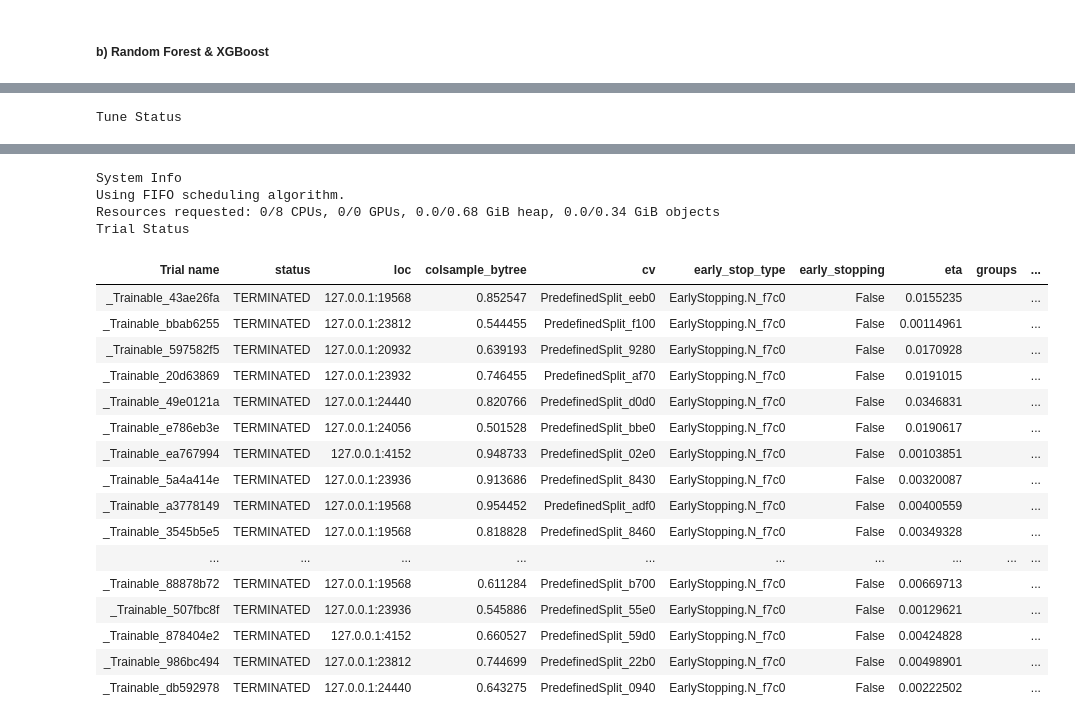
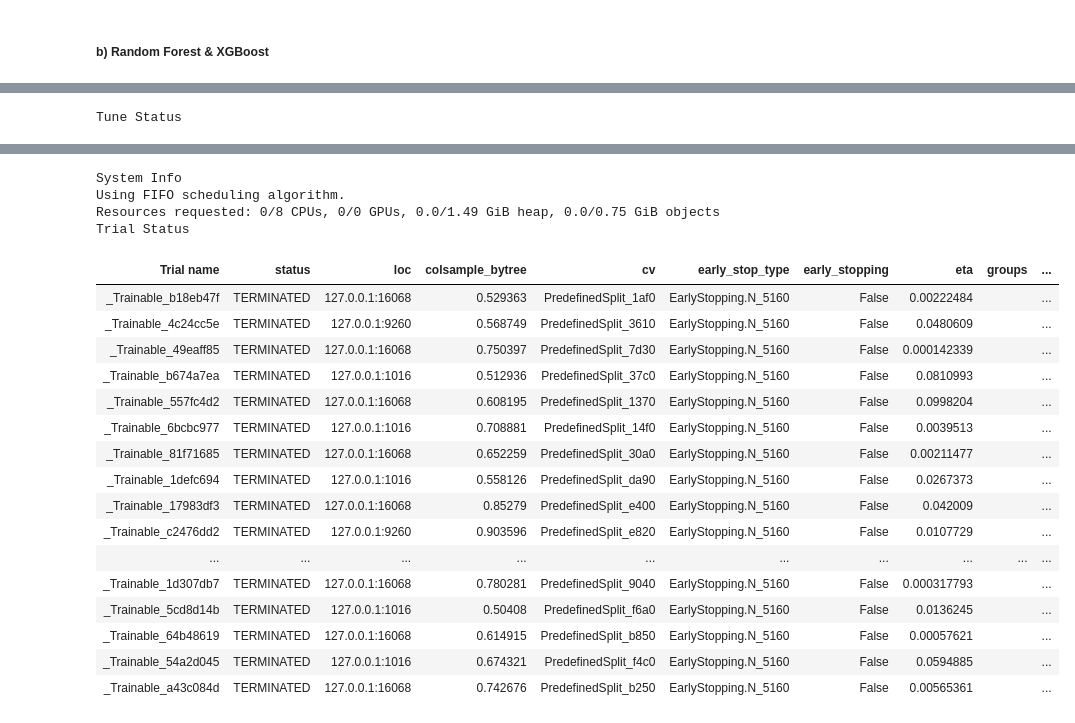
Before and after one commit to lassefschmidt/Network-Science_Challenge, a Jupyter notebook: 2_Link Prediction_Supervised.ipynb, the cells around one changed output, grey strips where cells are left out. Drawn from its saved outputs; the diff is of its cells as text; code cells hidden in the pictures.

```diff
--- a/2_Link Prediction_Supervised.ipynb
+++ b/2_Link Prediction_Supervised.ipynb
@@ -83,7 +88,7 @@ plt.rc('figure', titlesize=BIGGER_SIZE)  # fontsize of the figure title
  train_tf, val_tf, trainval_tf,
  test, test_tf,
  X_train, y_train, X_val, y_val, X_trainval, y_trainval,
- X_test) = loadData.load_transform(testing_ratio = 0.2)
+ X_test) = loadData.load_transform(testing_ratio = 0.2, n2v_train=True)
 # %% [output]
 Number of positive edges for training: 4174
 Number of positive edges for validation: 1043
@@ -159,13 +166,14 @@ sns.pairplot(val_tf[["sim", "y"]], hue = "y")
 ### 3. Supervised Link Prediction
 # %%
 # prepare datasets for supervised methods, removing features highly correlated with target in train set but not in val set
-X_trainval_sv  =  X_trainval[[col for col in X_trainval.columns  if col not in ["CNC", "graph_distance"]]]
-X_train_sv  =  X_train[[col for col in X_train.columns  if col not in ["CNC", "graph_distance"]]]
-X_val_sv  =  X_val[[col for col in X_val.columns  if col not in ["CNC", "graph_distance"]]]
-X_test_sv  =  X_test[[col for col in X_test.columns  if col not in ["CNC", "graph_distance"]]]
+cols = ['JCC', 'AA', 'PA_log', 'SoI', 'HProm', 'root_pagerank']
+X_trainval_sv  =  X_trainval[[col for col in X_trainval.columns  if col in cols]]
+X_train_sv  =  X_train[[col for col in X_train.columns  if col in cols]]
+X_val_sv  =  X_val[[col for col in X_val.columns  if col in cols]]
+X_test_sv  =  X_test[[col for col in X_test.columns  if col in cols]]
 
 # preparing predifined cv split for sklearn
-val_fold = [0 if i in X_val.index else -1 for i in X_trainval.index]
+val_fold = [0 if i in X_val_sv.index else -1 for i in X_trainval_sv.index]
 ps = PredefinedSplit(val_fold)
 ps.get_n_splits()
 # %% [output]
@@ -229,11 +244,12 @@ tune_search = TuneSearchCV(
     rdForest_mdl,
     rdForest_params,
     search_optimization="hyperopt",
-    n_trials=100,
+    n_trials=20,
     cv=ps,
     scoring='accuracy',
     early_stopping=False,
-    verbose=1
+    verbose=1,
+    return_train_score=True,
 )
 tune_search.fit(X_trainval_sv, y_trainval)
 
@@ -242,9 +258,14 @@ print(f'The TuneSearchCV best hyperparameters : {tune_search.best_params_}')
 print(f'The TuneSearchCV best score : {tune_search.best_score_}')
 
 # performance on train set
-y_trainval_hat = tune_search.predict(X_trainval_sv)
-acc_train = accuracy_score(y_trainval, y_trainval_hat)
+y_trainval_hat = tune_search.best_estimator_.predict(X_trainval_sv)
+acc_trainval = accuracy_score(y_trainval, y_trainval_hat)
 
-print(f"Acc train: {acc_train}")
+# performance on val set
+y_val_hat = tune_search.best_estimator_.predict(X_val_sv)
+acc_val = accuracy_score(y_val, y_val_hat)
+
+print(f"Acc train: {acc_trainval}")
+print(f"Acc val: {acc_val}")
 # %% [output]
 Tune Status
@@ -293,11 +315,12 @@ tune_search = TuneSearchCV(
     XGBoost_mdl,
     XGBoost_params,
     search_optimization="hyperopt",
-    n_trials=100,
+    n_trials=20,
     cv=ps,
     scoring='accuracy',
     early_stopping=False,
-    verbose=1
+    verbose=1,
+    return_train_score=True,
 )
 tune_search.fit(X_trainval_sv, y_trainval)
 
@@ -306,9 +329,14 @@ print(f'The TuneSearchCV best hyperparameters : {tune_search.best_params_}')
 print(f'The TuneSearchCV best score : {tune_search.best_score_}')
 
 # performance on train set
-y_trainval_hat = tune_search.predict(X_trainval_sv)
-acc_train = accuracy_score(y_trainval, y_trainval_hat)
+y_trainval_hat = tune_search.best_estimator_.predict(X_trainval_sv)
+acc_trainval = accuracy_score(y_trainval, y_trainval_hat)
 
-print(f"Acc train: {acc_train}")
+# performance on val set
+y_val_hat = tune_search.best_estimator_.predict(X_val_sv)
+acc_val = accuracy_score(y_val, y_val_hat)
+
+print(f"Acc train: {acc_trainval}")
+print(f"Acc val: {acc_val}")
 # %% [output]
 Tune Status
@@ -318,21 +346,21 @@ Tune Status
 System Info
 Using FIFO scheduling algorithm.
-Resources requested: 0/8 CPUs, 0/0 GPUs, 0.0/0.68 GiB heap, 0.0/0.34 GiB objects
+Resources requested: 0/8 CPUs, 0/0 GPUs, 0.0/1.49 GiB heap, 0.0/0.75 GiB objects
 Trial Status
 | Trial name | status | loc | colsample_bytree | cv | early_stop_type | early_stopping | eta | groups | ... |
-| _Trainable_43ae26fa | TERMINATED | 127.0.0.1:19568 | 0.852547 | PredefinedSplit_eeb0 | EarlyStopping.N_f7c0 | False | 0.0155235 |  | ... |
-| _Trainable_bbab6255 | TERMINATED | 127.0.0.1:23812 | 0.544455 | PredefinedSplit_f100 | EarlyStopping.N_f7c0 | False | 0.00114961 |  | ... |
-| _Trainable_597582f5 | TERMINATED | 127.0.0.1:20932 | 0.639193 | PredefinedSplit_9280 | EarlyStopping.N_f7c0 | False | 0.0170928 |  | ... |
-| _Trainable_20d63869 | TERMINATED | 127.0.0.1:23932 | 0.746455 | PredefinedSplit_af70 | EarlyStopping.N_f7c0 | False | 0.0191015 |  | ... |
-| _Trainable_49e0121a | TERMINATED | 127.0.0.1:24440 | 0.820766 | PredefinedSplit_d0d0 | EarlyStopping.N_f7c0 | False | 0.0346831 |  | ... |
-| _Trainable_e786eb3e | TERMINATED | 127.0.0.1:24056 | 0.501528 | PredefinedSplit_bbe0 | EarlyStopping.N_f7c0 | False | 0.0190617 |  | ... |
-| _Trainable_ea767994 | TERMINATED | 127.0.0.1:4152 | 0.948733 | PredefinedSplit_02e0 | EarlyStopping.N_f7c0 | False | 0.00103851 |  | ... |
-| _Trainable_5a4a414e | TERMINATED | 127.0.0.1:23936 | 0.913686 | PredefinedSplit_8430 | EarlyStopping.N_f7c0 | False | 0.00320087 |  | ... |
-| _Trainable_a3778149 | TERMINATED | 127.0.0.1:19568 | 0.954452 | PredefinedSplit_adf0 | EarlyStopping.N_f7c0 | False | 0.00400559 |  | ... |
-| _Trainable_3545b5e5 | TERMINATED | 127.0.0.1:19568 | 0.818828 | PredefinedSplit_8460 | EarlyStopping.N_f7c0 | False | 0.00349328 |  | ... |
+| _Trainable_b18eb47f | TERMINATED | 127.0.0.1:16068 | 0.529363 | PredefinedSplit_1af0 | EarlyStopping.N_5160 | False | 0.00222484 |  | ... |
+| _Trainable_4c24cc5e | TERMINATED | 127.0.0.1:9260 | 0.568749 | PredefinedSplit_3610 | EarlyStopping.N_5160 | False | 0.0480609 |  | ... |
+| _Trainable_49eaff85 | TERMINATED | 127.0.0.1:16068 | 0.750397 | PredefinedSplit_7d30 | EarlyStopping.N_5160 | False | 0.000142339 |  | ... |
+| _Trainable_b674a7ea | TERMINATED | 127.0.0.1:1016 | 0.512936 | PredefinedSplit_37c0 | EarlyStopping.N_5160 | False | 0.0810993 |  | ... |
+| _Trainable_557fc4d2 | TERMINATED | 127.0.0.1:16068 | 0.608195 | PredefinedSplit_1370 | EarlyStopping.N_5160 | False | 0.0998204 |  | ... |
+| _Trainable_6bcbc977 | TERMINATED | 127.0.0.1:1016 | 0.708881 | PredefinedSplit_14f0 | EarlyStopping.N_5160 | False | 0.0039513 |  | ... |
+| _Trainable_81f71685 | TERMINATED | 127.0.0.1:16068 | 0.652259 | PredefinedSplit_30a0 | EarlyStopping.N_5160 | False | 0.00211477 |  | ... |
+| _Trainable_1defc694 | TERMINATED | 127.0.0.1:1016 | 0.558126 | PredefinedSplit_da90 | EarlyStopping.N_5160 | False | 0.0267373 |  | ... |
+| _Trainable_17983df3 | TERMINATED | 127.0.0.1:16068 | 0.85279 | PredefinedSplit_e400 | EarlyStopping.N_5160 | False | 0.042009 |  | ... |
+| _Trainable_c2476dd2 | TERMINATED | 127.0.0.1:9260 | 0.903596 | PredefinedSplit_e820 | EarlyStopping.N_5160 | False | 0.0107729 |  | ... |
 | ... | ... | ... | ... | ... | ... | ... | ... | ... | ... |
-| _Trainable_88878b72 | TERMINATED | 127.0.0.1:19568 | 0.611284 | PredefinedSplit_b700 | EarlyStopping.N_f7c0 | False | 0.00669713 |  | ... |
-| _Trainable_507fbc8f | TERMINATED | 127.0.0.1:23936 | 0.545886 | PredefinedSplit_55e0 | EarlyStopping.N_f7c0 | False | 0.00129621 |  | ... |
-| _Trainable_878404e2 | TERMINATED | 127.0.0.1:4152 | 0.660527 | PredefinedSplit_59d0 | EarlyStopping.N_f7c0 | False | 0.00424828 |  | ... |
-| _Trainable_986bc494 | TERMINATED | 127.0.0.1:23812 | 0.744699 | PredefinedSplit_22b0 | EarlyStopping.N_f7c0 | False | 0.00498901 |  | ... |
-| _Trainable_db592978 | TERMINATED | 127.0.0.1:24440 | 0.643275 | PredefinedSplit_0940 | EarlyStopping.N_f7c0 | False | 0.00222502 |  | ... |
+| _Trainable_1d307db7 | TERMINATED | 127.0.0.1:16068 | 0.780281 | PredefinedSplit_9040 | EarlyStopping.N_5160 | False | 0.000317793 |  | ... |
+| _Trainable_5cd8d14b | TERMINATED | 127.0.0.1:1016 | 0.50408 | PredefinedSplit_f6a0 | EarlyStopping.N_5160 | False | 0.0136245 |  | ... |
+| _Trainable_64b48619 | TERMINATED | 127.0.0.1:16068 | 0.614915 | PredefinedSplit_b850 | EarlyStopping.N_5160 | False | 0.00057621 |  | ... |
+| _Trainable_54a2d045 | TERMINATED | 127.0.0.1:1016 | 0.674321 | PredefinedSplit_f4c0 | EarlyStopping.N_5160 | False | 0.0594885 |  | ... |
+| _Trainable_a43c084d | TERMINATED | 127.0.0.1:16068 | 0.742676 | PredefinedSplit_b250 | EarlyStopping.N_5160 | False | 0.00565361 |  | ... |
```
Also changed, not shown: parts of 17 cells of this notebook, 1 other file.
